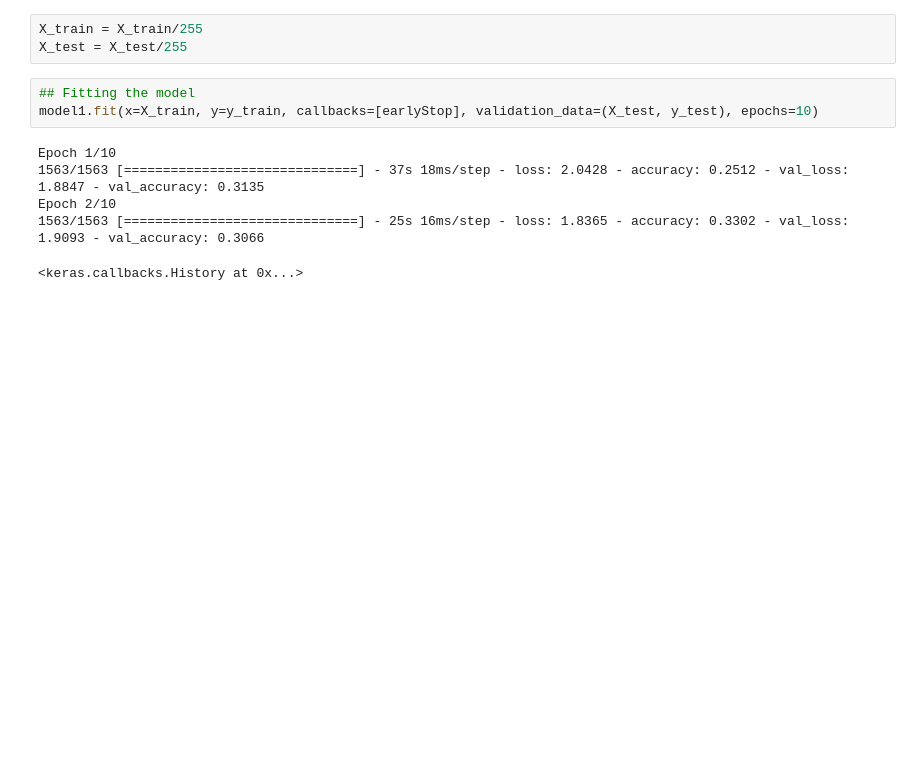
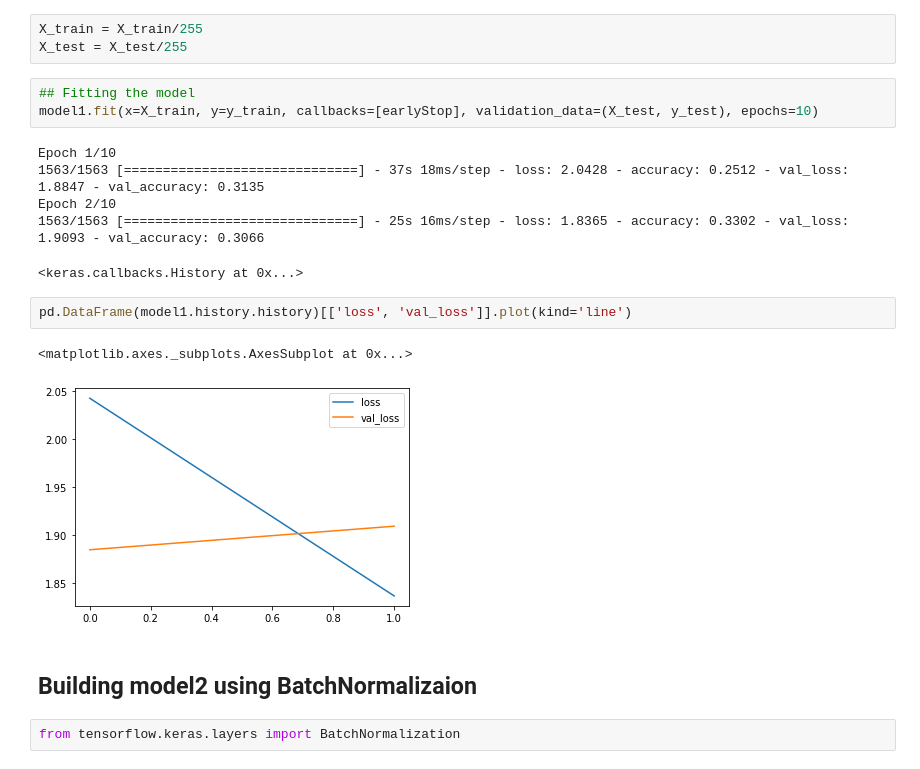
Before and after one commit to rahuljungbahadur/hands_on_ml_book, a Jupyter notebook: Exercises-chp11.ipynb, the cells around one changed output. Drawn from its saved outputs; the diff is of its cells as text; blank space fills up the shorter version.

```diff
--- a/Exercises-chp11.ipynb
+++ b/Exercises-chp11.ipynb
@@ -113,3 +115,12 @@ Epoch 1/10
 Epoch 2/10
 1563/1563 [==============================] - 25s 16ms/step - loss: 1.8365 - accuracy: 0.3302 - val_loss: 1.9093 - val_accuracy: 0.3066
 <keras.callbacks.History at 0x...>
+# %%
+pd.DataFrame(model1.history.history)[['loss', 'val_loss']].plot(kind='line')
+# %% [output]
+<matplotlib.axes._subplots.AxesSubplot at 0x...>
+[figure, added]
+# %% [markdown]
+## Building model2 using BatchNormalizaion
+# %%
+from tensorflow.keras.layers import BatchNormalization
```
Also changed, not shown: parts of 6 cells of this notebook.
